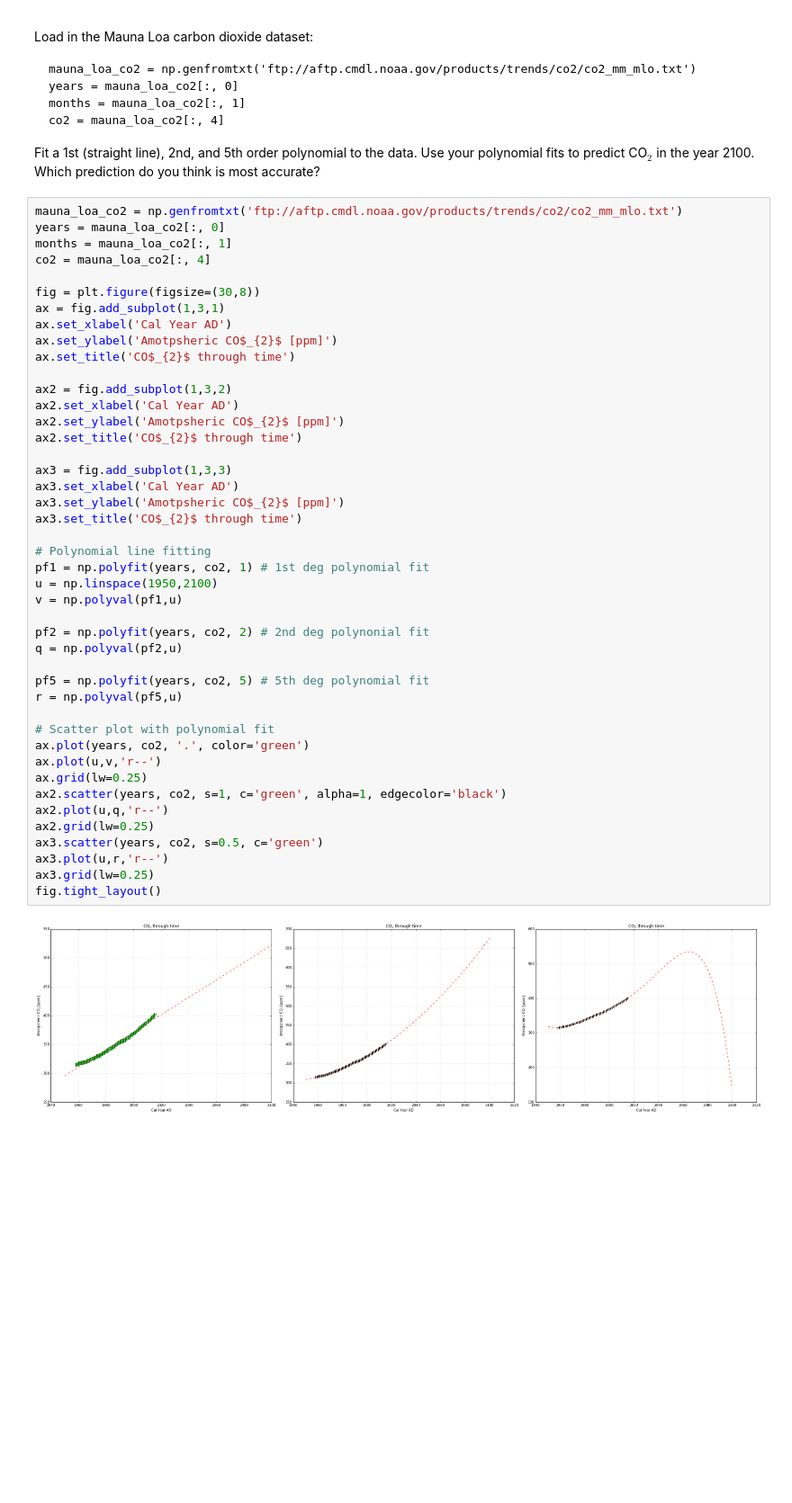
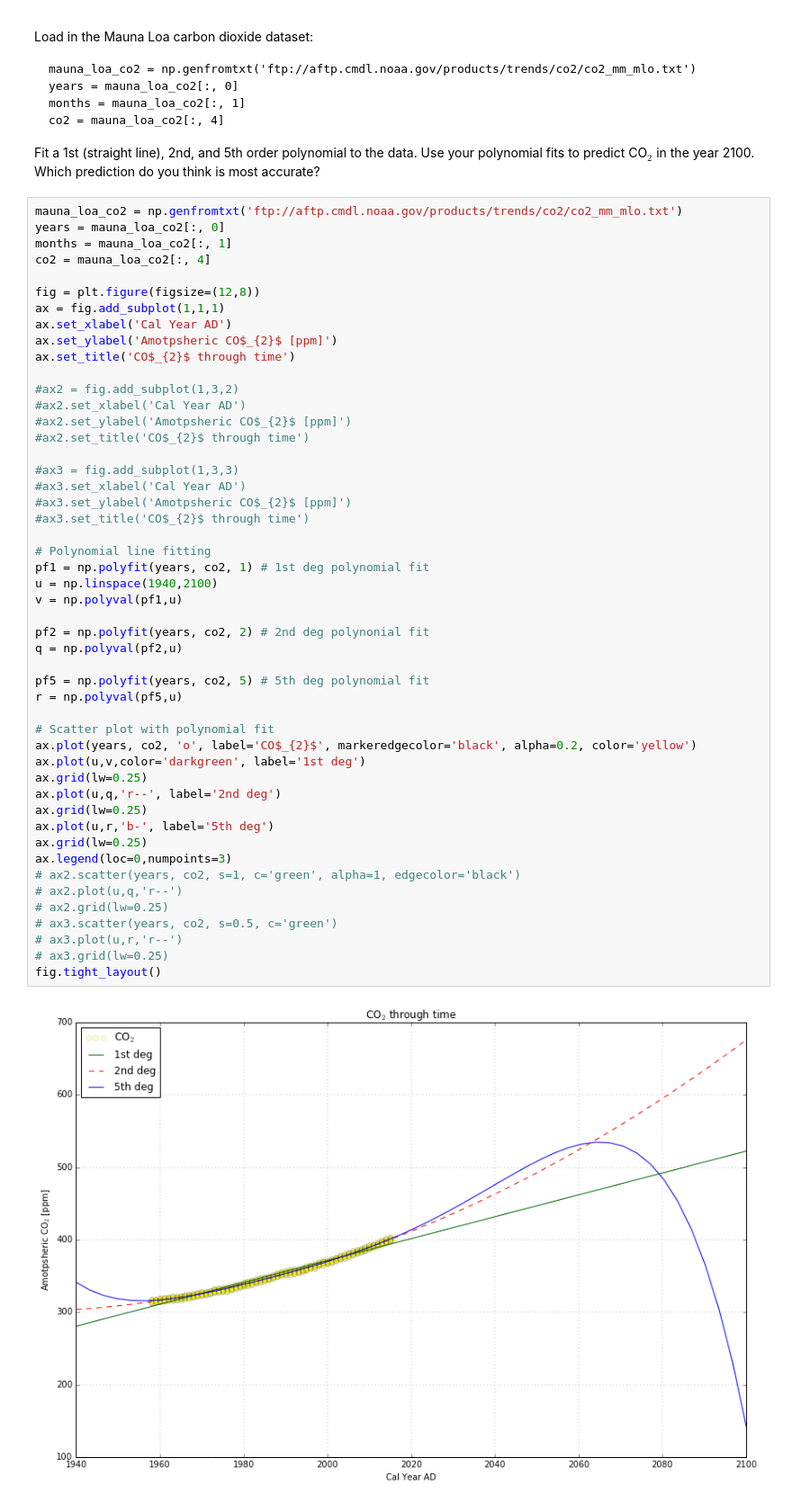
Before and after one commit to johntamu/python4geosciences-hw, a Jupyter notebook: hw04-solutions.ipynb, the cells around one changed output. Shown at 90% size. Cells and saved outputs as stored; diff of their text form; blank space fills up the shorter version.

```diff
--- a/hw04-solutions.ipynb
+++ b/hw04-solutions.ipynb
@@ -151,47 +177,52 @@ Fit a 1st (straight line), 2nd, and 5th order polynomial to the data. Use your p
 # %%
 mauna_loa_co2 = np.genfromtxt('ftp://aftp.cmdl.noaa.gov/products/trends/co2/co2_mm_mlo.txt')
 years = mauna_loa_co2[:, 0]
 months = mauna_loa_co2[:, 1]
 co2 = mauna_loa_co2[:, 4]
 
-fig = plt.figure(figsize=(30,8))
-ax = fig.add_subplot(1,3,1)
+fig = plt.figure(figsize=(12,8))
+ax = fig.add_subplot(1,1,1)
 ax.set_xlabel('Cal Year AD')
 ax.set_ylabel('Amotpsheric CO$_{2}$ [ppm]')
 ax.set_title('CO$_{2}$ through time')
 
-ax2 = fig.add_subplot(1,3,2)
-ax2.set_xlabel('Cal Year AD')
-ax2.set_ylabel('Amotpsheric CO$_{2}$ [ppm]')
-ax2.set_title('CO$_{2}$ through time')
+#ax2 = fig.add_subplot(1,3,2)
+#ax2.set_xlabel('Cal Year AD')
+#ax2.set_ylabel('Amotpsheric CO$_{2}$ [ppm]')
+#ax2.set_title('CO$_{2}$ through time')
 
-ax3 = fig.add_subplot(1,3,3)
-ax3.set_xlabel('Cal Year AD')
-ax3.set_ylabel('Amotpsheric CO$_{2}$ [ppm]')
-ax3.set_title('CO$_{2}$ through time')
+#ax3 = fig.add_subplot(1,3,3)
+#ax3.set_xlabel('Cal Year AD')
+#ax3.set_ylabel('Amotpsheric CO$_{2}$ [ppm]')
+#ax3.set_title('CO$_{2}$ through time')
 
 # Polynomial line fitting
 pf1 = np.polyfit(years, co2, 1) # 1st deg polynomial fit
-u = np.linspace(1950,2100)
+u = np.linspace(1940,2100)
 v = np.polyval(pf1,u)
 
 pf2 = np.polyfit(years, co2, 2) # 2nd deg polynonial fit
 q = np.polyval(pf2,u)
 
 pf5 = np.polyfit(years, co2, 5) # 5th deg polynomial fit
 r = np.polyval(pf5,u)
 
 # Scatter plot with polynomial fit
-ax.plot(years, co2, '.', color='green')
-ax.plot(u,v,'r--')
+ax.plot(years, co2, 'o', label='CO$_{2}$', markeredgecolor='black', alpha=0.2, color='yellow')
+ax.plot(u,v,color='darkgreen', label='1st deg')
 ax.grid(lw=0.25)
-ax2.scatter(years, co2, s=1, c='green', alpha=1, edgecolor='black')
-ax2.plot(u,q,'r--')
-ax2.grid(lw=0.25)
-ax3.scatter(years, co2, s=0.5, c='green')
-ax3.plot(u,r,'r--')
-ax3.grid(lw=0.25)
+ax.plot(u,q,'r--', label='2nd deg')
+ax.grid(lw=0.25)
+ax.plot(u,r,'b-', label='5th deg')
+ax.grid(lw=0.25)
+ax.legend(loc=0,numpoints=3)
+# ax2.scatter(years, co2, s=1, c='green', alpha=1, edgecolor='black')
+# ax2.plot(u,q,'r--')
+# ax2.grid(lw=0.25)
+# ax3.scatter(years, co2, s=0.5, c='green')
+# ax3.plot(u,r,'r--')
+# ax3.grid(lw=0.25)
 fig.tight_layout()
 # %% [output]
-[figure, old version]
+[figure, new version]
 # %% [markdown]
```
Also changed, not shown: parts of 4 cells of this notebook.
